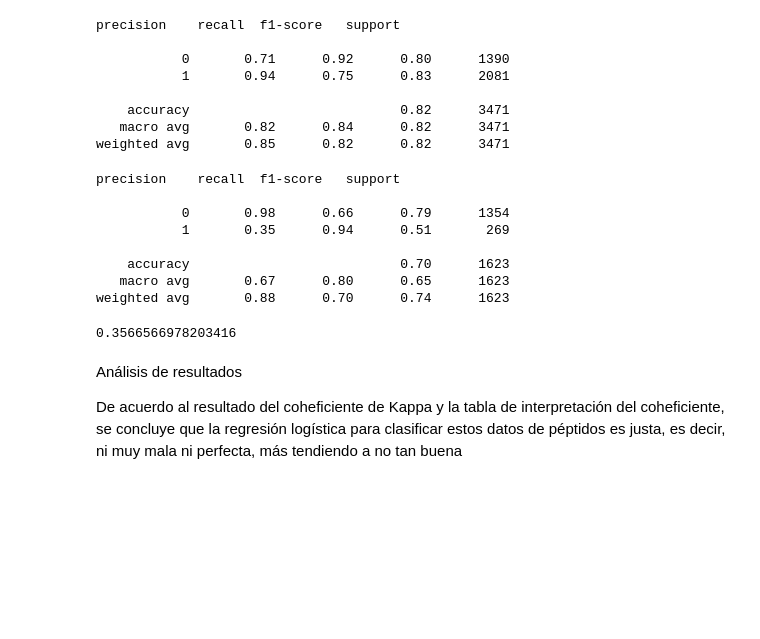
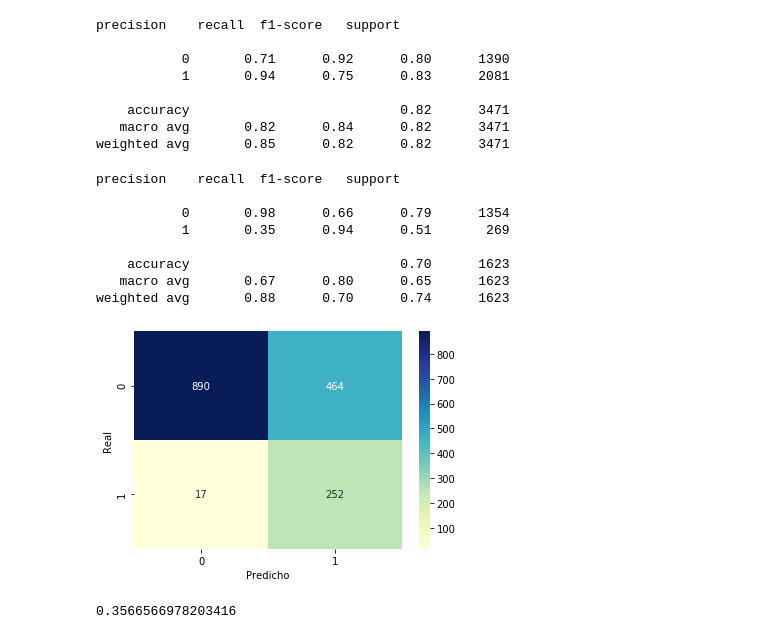
Before and after one commit to santyarboleda/Reconocimiento-de-Patrones, a Jupyter notebook: Regresion_Logistica.ipynb, the cells around one changed output. Cells and saved outputs as stored; diff of their text form; code cells hidden in the pictures; blank space fills up the shorter version.

```diff
--- a/Regresion_Logistica.ipynb
+++ b/Regresion_Logistica.ipynb
@@ -907,14 +924,20 @@ weighted avg       0.85      0.82      0.82      3471
 # %%
 # Ahora se revisa  el desempeño del modelo con los datos de validación escalados
 predict_valrsc = lr_sc.predict(data_val_x)
+
+sns.heatmap(confusion_matrix(data_val_y, predict_valrsc), fmt='', annot = True, cmap = 'YlGnBu')
+plt.xlabel('Predicho')
+plt.ylabel('Real')
+
 print(classification_report(data_val_y, predict_valrsc))
 # %% [output]
 precision    recall  f1-score   support
 
            0       0.98      0.66      0.79      1354
            1       0.35      0.94      0.51       269
 
     accuracy                           0.70      1623
    macro avg       0.67      0.80      0.65      1623
 weighted avg       0.88      0.70      0.74      1623
+[figure, added]
 # %%
@@ -922,7 +945,3 @@ weighted avg       0.88      0.70      0.74      1623
 cohen_kappa_score(y2, predict_valrsc)
 # %% [output]
 0.3566566978203416
-# %% [markdown]
-Análisis de resultados
-
-De acuerdo al resultado del coheficiente de Kappa y la tabla de interpretación del coheficiente, se concluye que la regresión logística para clasificar estos datos de péptidos es justa, es decir, ni muy mala ni perfecta, más tendiendo a no tan buena
```
Also changed, not shown: parts of 16 cells of this notebook, 1 other file.
